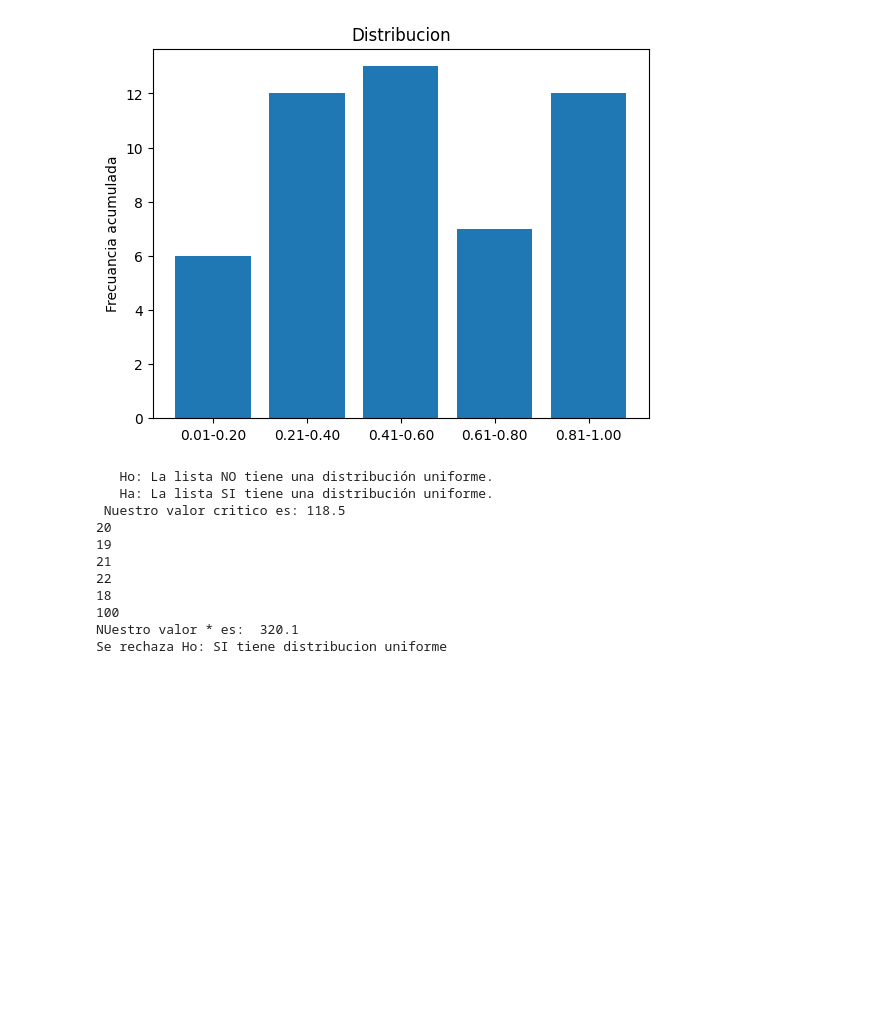
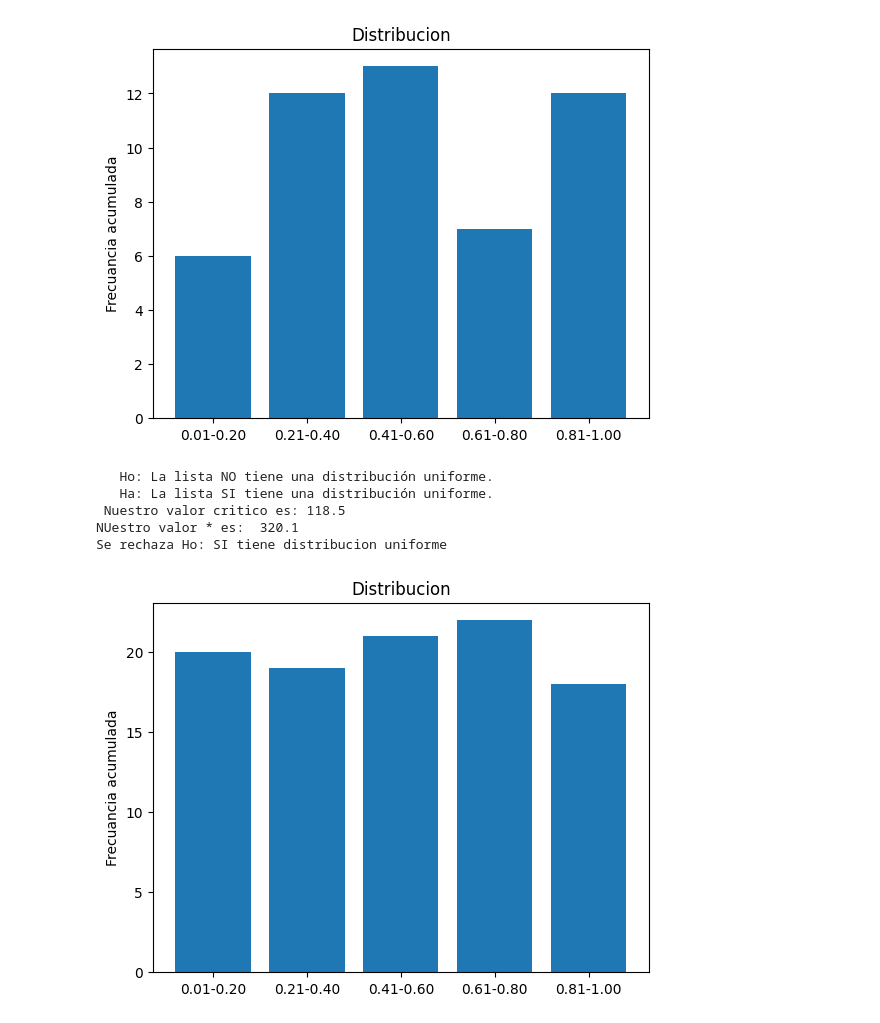
Before and after one commit to Jair-RM/Simulacion-I, a Jupyter notebook: Ejercicio_24_03_05.ipynb, the cells around one changed output. Saved outputs shown, nothing was run; the diff lists cells and outputs as text; code cells hidden in the pictures; blank space fills up the shorter version.

```diff
--- a/Ejercicio_24_03_05.ipynb
+++ b/Ejercicio_24_03_05.ipynb
@@ -224,6 +224,11 @@ No se rechaza Ho: SI tiene distribucion uniforme
 # %%
 #Ejerccio 4. Determine si la siguiente lista de 100 numeros de 2 diigitos tiene
 #            una distribucon uniforme con un nivel de aceptacin de 90%
+import math
+import matplotlib
+import matplotlib.pyplot as plt
+import numpy as np
+
 x=[0.78, 0.98, 0.24, 0.73, 0.43, 0.16, 0.78, 0.47, 0.18, 0.55]
 x.extend([0.04, 0.29, 0.68, 0.77, 0.16, 0.03, 0.79, 0.22, 0.37, 0.80])
 x.extend([0.96, 0.26, 0.91, 0.55, 0.75, 0.55, 0.64, 0.39, 0.53, 0.45])
@@ -253,45 +258,50 @@ x08=[]
 k8=0
 for i in x:
   if i<=0.20 and i>0.00:
     x00.append(i)
     k0+=1
   if i<=0.40 and i>0.20:
     x02.append(i)
     k2+=1
   if i<=0.60 and i>0.40:
     x04.append(i)
     k4+=1
   if i<=0.80 and i>0.60:
     x06.append(i)
     k6+=1
   if i<=1.00 and i>0.80:
     x08.append(i)
     k8+=1
   k+=1
-print(k0)
-print(k2)
-print(k4)
-print(k6)
-print(k8)
-print(k)
+
 sum=(pow(k0-k, 2) + pow(k2-k, 2) + pow(k4-k, 2) + pow(k6-k, 2) + pow(k8-k, 2))/k
 print("NUestro valor * es: ", sum)
 if sum<gl:
   print("No se rechaza Ho: NO tiene distribucion uniforme")
 if sum>gl:
   print("Se rechaza Ho: SI tiene distribucion uniforme")
+
+#Definimos una lista con paises como string
+frec = ["0.01-0.20", "0.21-0.40", "0.41-0.60", "0.61-0.80", "0.81-1.00"]
+#Definimos una lista con ventas como entero
+acum = [k0, k2, k4, k6, k8]
+fig, ax = plt.subplots()
+#Colocamos una etiqueta en el eje Y
+ax.set_ylabel('Frecuancia acumulada')
+#Colocamos una etiqueta en el eje X
+ax.set_title('Distribucion')
+#Creamos la grafica de barras utilizando 'frec' como eje X y 'acum' como eje y.
+plt.bar(frec, acum)
+plt.savefig('barras_simple.png')
+#Finalmente mostramos la grafica con el metodo show()
+plt.show()
 # %% [output]
    Ho: La lista NO tiene una distribución uniforme.
    Ha: La lista SI tiene una distribución uniforme.
  Nuestro valor critico es: 118.5
-20
-19
-21
-22
-18
-100
 NUestro valor * es:  320.1
 Se rechaza Ho: SI tiene distribucion uniforme
+[figure, added]
 # %%
 #Ejercicio 5. Escriba en una Notebook de Jupyter un programa en Python que
 #             implemente la Prueba de Bondad de ajuste trabajada en este
```
